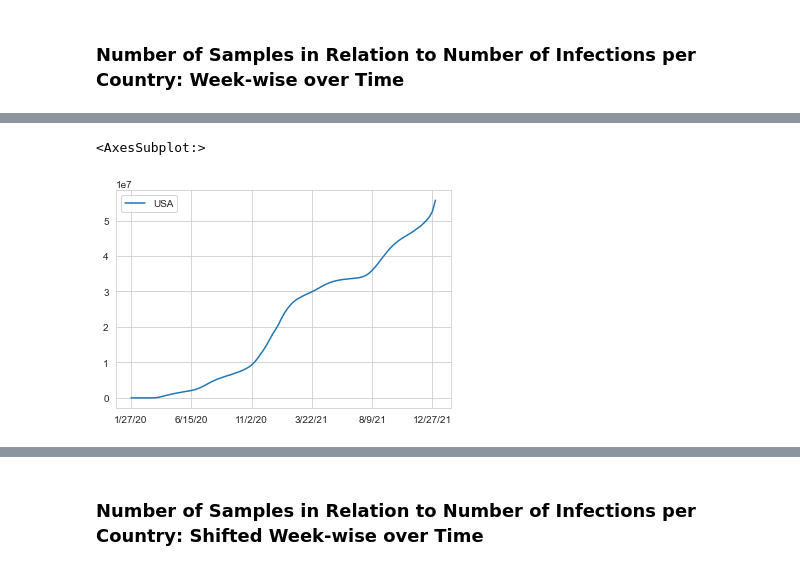
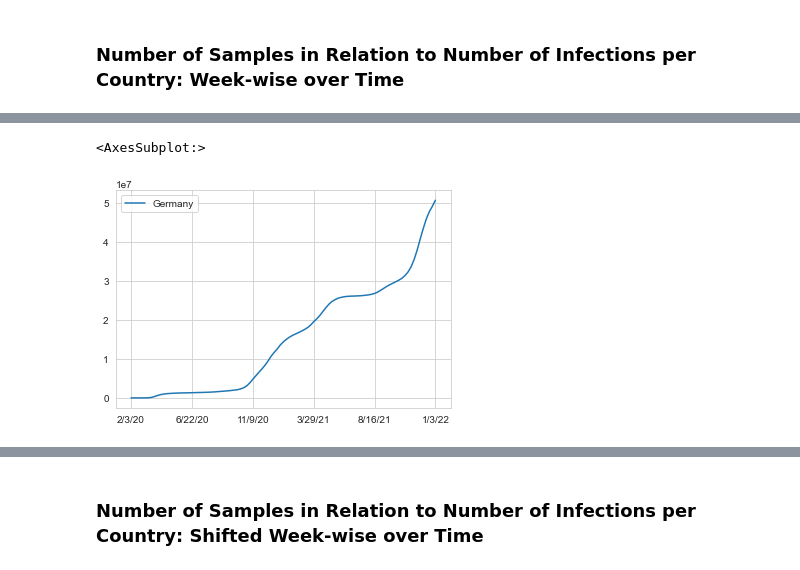
Before and after one commit to ninaihde/sampling-bias-cov19, a Jupyter notebook: src/create_general_insights.ipynb, the cells around one changed output, grey strips where cells are left out. Cells and saved outputs as stored; diff of their text form; code cells hidden in the pictures.

```diff
--- a/src/create_general_insights.ipynb
+++ b/src/create_general_insights.ipynb
@@ -391,6 +396,3 @@ plt.close()
 [figure]
 # %% [markdown]
 ### Number of Samples in Relation to Number of Infections per Country: Week-wise over Time
-# %%
-countries_ts = pd.read_csv('../data/JHU_countries_time_series_preprocessed.csv')
-countries_ts.info()
@@ -403,5 +399,7 @@ memory usage: 1.1+ MB
 # %%
-# Remove some date columns to start on first Monday in dataset
-countries_ts = countries_ts.drop(['1/22/20', '1/23/20', '1/24/20', '1/25/20', '1/26/20'], axis=1)
+# Remove some date columns to start on first Monday of February 2020
+countries_ts = countries_ts.drop(['1/22/20', '1/23/20', '1/24/20', '1/25/20', '1/26/20',                       # remove fourth week
+                                  '1/27/20', '1/28/20', '1/29/20', '1/30/20', '1/31/20', '2/1/20', '2/2/20'],  # remove fifth week
+                                 axis=1)
 countries_ts.columns
 # %% [output]
@@ -414,7 +412,7 @@ Index(['Province/State', 'Country/Region', 'Lat', 'Long', '1/27/20', '1/28/20',
 # %%
-# Sum up infection count per week (starting with week from 1/27/20)
-for i, date_col in enumerate(countries_ts.columns[4:717:7]):
-    countries_ts[f'{date_col}_Week'] = countries_ts.iloc[:, i*7 : i*7 + 7].mean(axis=1)
+# Sum up infection count per week (starting with week from 2/3/20)
+for i, date_col in enumerate(countries_ts.columns[4:711:7]):
+    countries_ts[f'{date_col}_Week'] = countries_ts.iloc[:, i*7 : i*7 + 7].sum(axis=1)
 # %%
 countries_ts[['Country/Region', '1/3/22', '1/4/22', '1/5/22', '1/6/22', '1/7/22', '1/8/22', '1/9/22', '1/3/22_Week']]
 # %% [output]
@@ -483,6 +481,6 @@ plotdata.head()
 # %%
-plotdata['USA'].plot(legend=True)
+plotdata['Germany'].plot(legend=True)
 # %% [output]
 <AxesSubplot:>
-[figure, old version]
+[figure, new version]
 # %%
```
Also changed, not shown: parts of 33 cells of this notebook, 1 other file.
